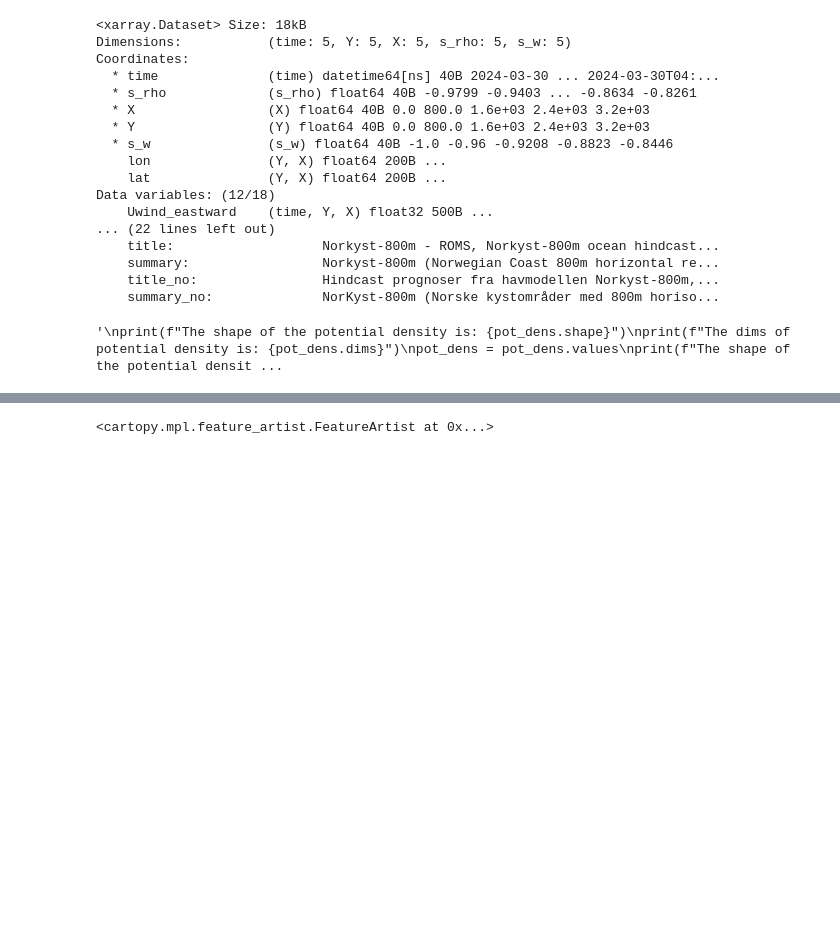
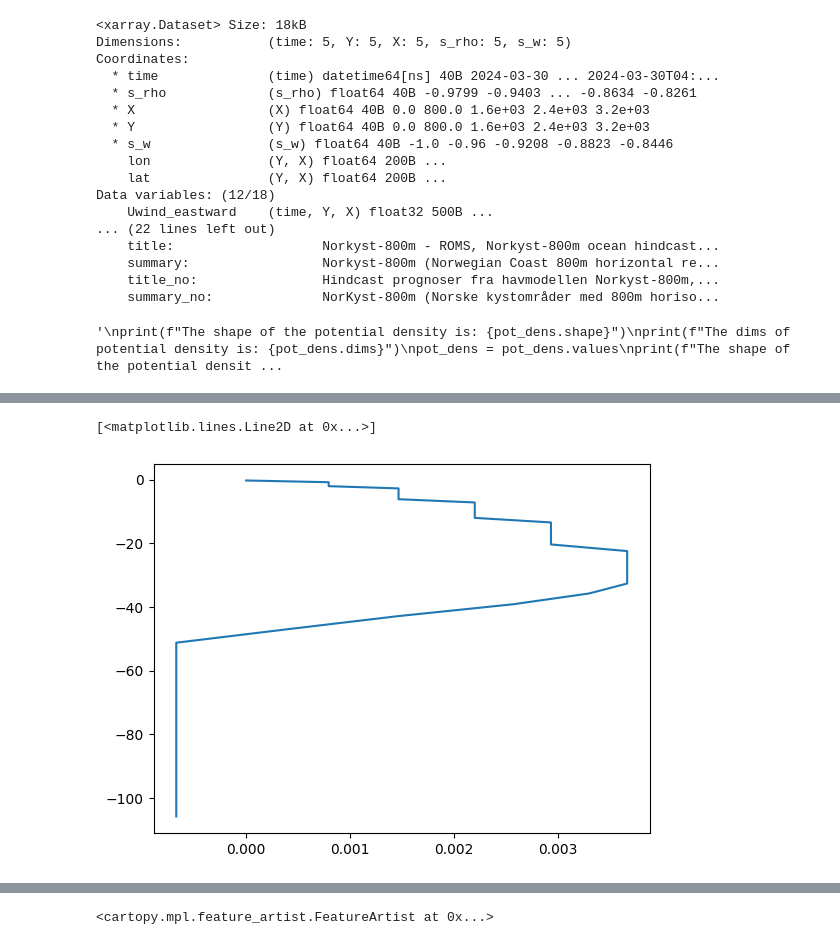
Before and after one commit to metno/ocean-ai, a Jupyter notebook: plot/test_code.ipynb, the cells around one changed output, grey strips where cells are left out. Cells and saved outputs as stored; diff of their text form; code cells hidden in the pictures; blank space fills up the shorter version.

```diff
--- a/plot/test_code.ipynb
+++ b/plot/test_code.ipynb
@@ -123,3 +127,9 @@ The shape of z_rho is: -0.3047012858795581
+# %%
+diff = (pot_dens - pot_dens[-1])
+plt.plot(diff, z_rho)
+# %% [output]
+[<matplotlib.lines.Line2D at 0x...>]
+[figure, added]
 # %%
 MLD(pot_dens = pot_dens, z = z_rho)
 # %% [output]
```
Also changed, not shown: parts of 8 cells of this notebook, 1 other file.
